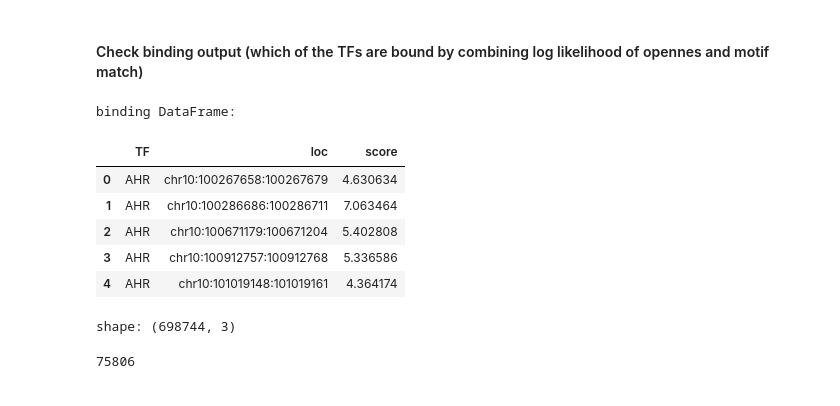
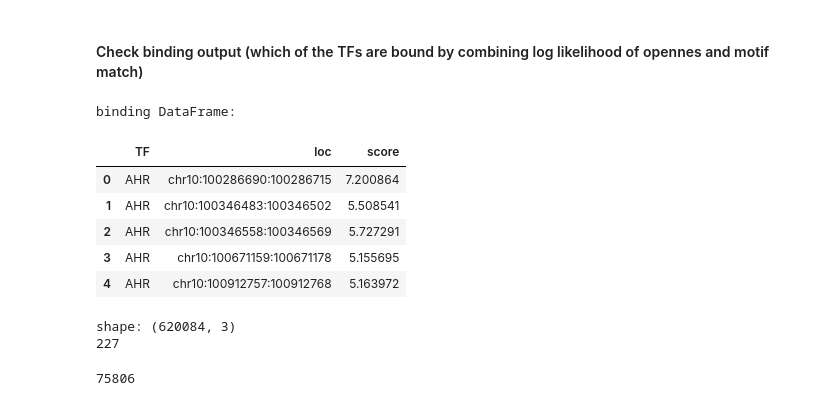
Before and after one commit to sachha-naksha/B_Cell_States, a Jupyter notebook: multiome_dynamic_regulation/py_scripts/dynamic_grn/data_prep_and_checks.ipynb, the cells around one changed output. Saved outputs shown, nothing was run; the diff lists cells and outputs as text; code cells hidden in the pictures.

```diff
--- a/multiome_dynamic_regulation/py_scripts/dynamic_grn/data_prep_and_checks.ipynb
+++ b/multiome_dynamic_regulation/py_scripts/dynamic_grn/data_prep_and_checks.ipynb
@@ -1125,22 +1104,26 @@ plt.show()
 # %%
 # load binding.tsv in pandas
 import pandas as pd
-binding_file = "/ocean/projects/cis240075p/asachan/datasets/B_Cell/multiome_1st_donor_UPMC_aggr/dictys_outs/tmp_dynamic/Subset1/binding.tsv.gz"
+binding_file = "/ocean/projects/cis240075p/asachan/datasets/B_Cell/multiome_1st_donor_UPMC_aggr/dictys_outs/actb1_added/tmp_dynamic/Subset61/binding.tsv.gz"
 # Load data
 binding = pd.read_csv(binding_file, header=0, index_col=None, sep='\t', compression='gzip')
 # Display the first few rows of each DataFrame to confirm successful loading
 print("binding DataFrame:")
 display(binding.head())
 print("shape:", binding.shape)
+# get unique values in column 1
+unique_tfs = binding['TF'].unique()
+print(len(unique_tfs))
 # %% [output]
 binding DataFrame:
 |  | TF | loc | score |
-| 0 | AHR | chr10:100267658:100267679 | 4.630634 |
-| 1 | AHR | chr10:100286686:100286711 | 7.063464 |
-| 2 | AHR | chr10:100671179:100671204 | 5.402808 |
-| 3 | AHR | chr10:100912757:100912768 | 5.336586 |
-| 4 | AHR | chr10:101019148:101019161 | 4.364174 |
+| 0 | AHR | chr10:100286690:100286715 | 7.200864 |
+| 1 | AHR | chr10:100346483:100346502 | 5.508541 |
+| 2 | AHR | chr10:100346558:100346569 | 5.727291 |
+| 3 | AHR | chr10:100671159:100671178 | 5.155695 |
+| 4 | AHR | chr10:100912757:100912768 | 5.163972 |
-shape: (698744, 3)
+shape: (620084, 3)
+227
 # %%
 # get the unique values in location column
 unique_regions = binding['loc'].unique()
```
Also changed, not shown: parts of 9 cells of this notebook, 10 other files.
